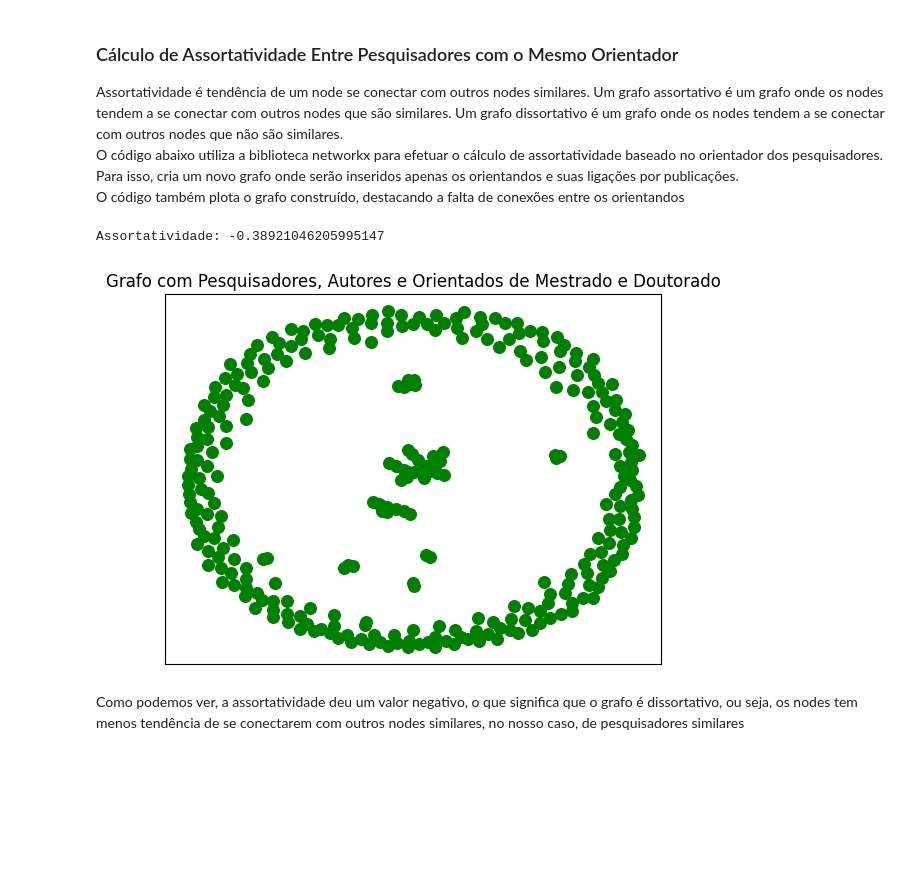
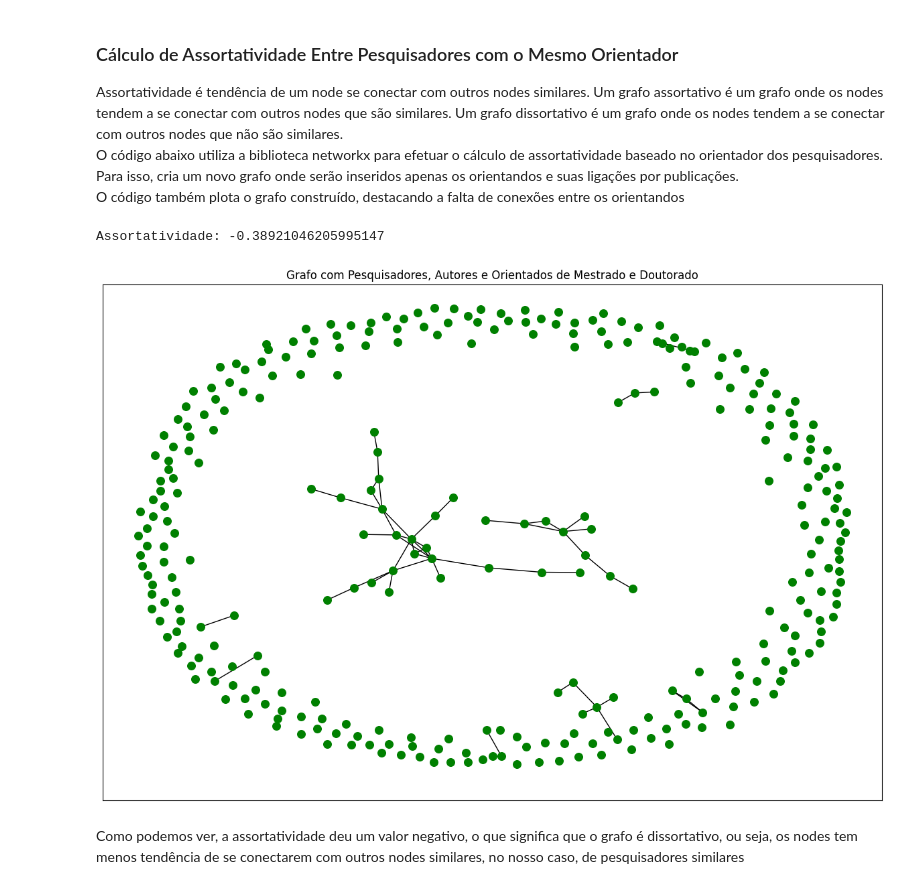
Before and after one commit to Gustavo-Campestrini/graphs, a Jupyter notebook: python/grafos.ipynb, the cells around one changed output. Saved outputs shown, nothing was run; the diff lists cells and outputs as text; code cells hidden in the pictures; blank space fills up the shorter version.

```diff
--- a/python/grafos.ipynb
+++ b/python/grafos.ipynb
@@ -633,22 +635,23 @@ O código também plota o grafo construído, destacando a falta de conexões ent
 # %%
 # Assortatividade
 orientandos = list(map(lambda x: (x[0], {"orientador": x[1]}), filter(lambda x: x[1], nodes)))
 g_orientandos = nx.Graph()
 g_orientandos.add_nodes_from(orientandos)
 for i in orientandos:
     for j in orientandos:
         if g_com_todos_os_individuos.has_edge(i[0], j[0]):
             g_orientandos.add_edge(i[0], j[0])
 
 assortatividade = nx.assortativity.attribute_assortativity_coefficient(g_pesquisadores_orientados, "orientador")
 print("Assortatividade:", assortatividade)
-pos = nx.fruchterman_reingold_layout(g_orientandos)
+plt.figure(figsize=(15, 10))
+pos = nx.fruchterman_reingold_layout(g_orientandos, k=0.15)
 nx.draw_networkx_nodes(g_orientandos, pos, node_size=70, node_color="green")
 nx.draw_networkx_edges(g_orientandos, pos)
 plt.title("Grafo com Pesquisadores, Autores e Orientados de Mestrado e Doutorado")
 plt.show()
 # %% [output]
 Assortatividade: -0.38921046205995147
-[figure, old version]
+[figure, new version]
 # %% [markdown]
 Como podemos ver, a assortatividade deu um valor negativo, o que significa que o grafo é dissortativo, ou seja, os nodes tem menos tendência de se conectarem com outros nodes similares, no nosso caso, de pesquisadores similares
```
Also changed, not shown: parts of 5 cells of this notebook.
